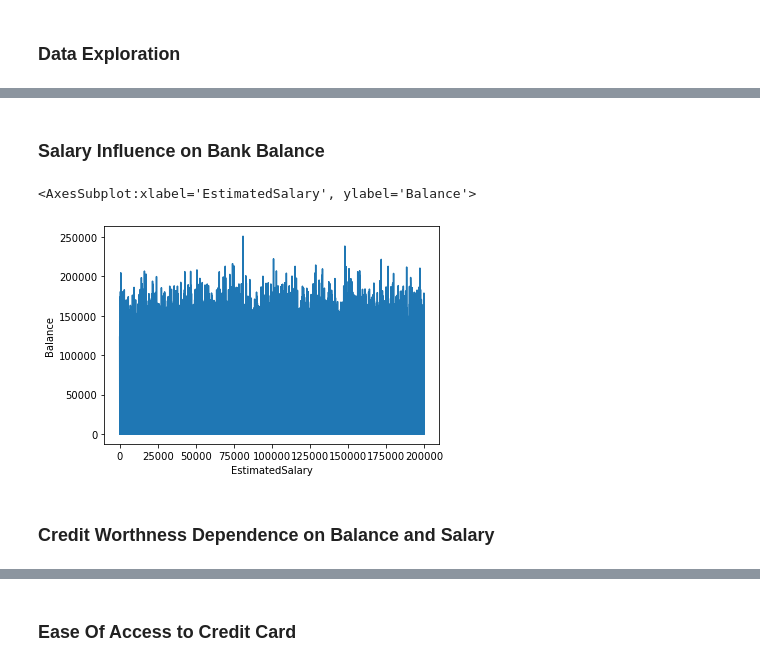
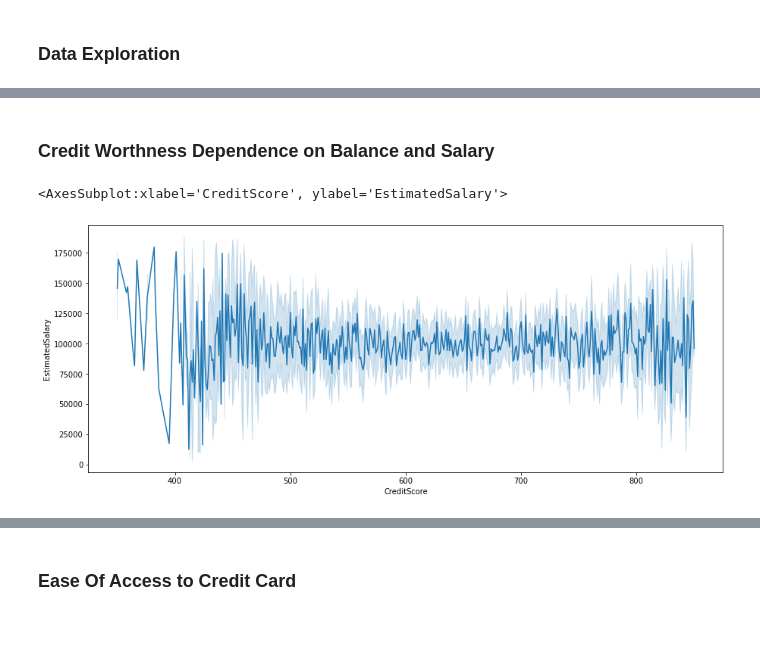
Before and after one commit to Kile-kun/Data-Migration, a Jupyter notebook: DM EDA.ipynb, the cells around one changed output, grey strips where cells are left out. Drawn from its saved outputs; the diff is of its cells as text; code cells hidden in the pictures; blank space fills up the shorter version.

```diff
--- a/DM EDA.ipynb
+++ b/DM EDA.ipynb
@@ -83,7 +83,7 @@ Transforming Numerical Values of HasCrCard and IsActiveMember Columns from 0s an
 # HasCrCard
 df_return_query1["HasCrCard"] = df_return_query1["HasCrCard"].map({"0":"No", "1":"Yes"})
 # IsActiveMember
-df_return_query1["IsActiveMember"] = df_return_query1["IsActiveMember"].map({"0":"No", "1":"Yes"})
+df_return_query1["IsActiveMember"] = df_return_query1["IsActiveMember"].map({"0":"Inactive", "1":"Active"})
 df_return_query1.head()
 # %% [output]
 |  | RowNumber | CustomerId | Surname | CreditScore | Geography | Gender | Age | Tenure | Balance | ... |
@@ -182,9 +124,8 @@ df.pivot_table(index="AgeGroup", columns="Gender", values=("EstimatedSalary"), a
-# %% [markdown]
-### Salary Influence on Bank Balance
-# %%
-sns.lineplot(data=df, x= "EstimatedSalary", y="Balance")
-# %% [output]
-<AxesSubplot:xlabel='EstimatedSalary', ylabel='Balance'>
-[figure, removed]
 # %% [markdown]
 ### Credit Worthness Dependence on Balance and Salary
+# %%
+plt.figure(figsize=(15,6))
+sns.lineplot(data=df, x = "CreditScore", y = "EstimatedSalary")
+# %% [output]
+<AxesSubplot:xlabel='CreditScore', ylabel='EstimatedSalary'>
+[figure, added]
```
Also changed, not shown: parts of 21 cells of this notebook.
